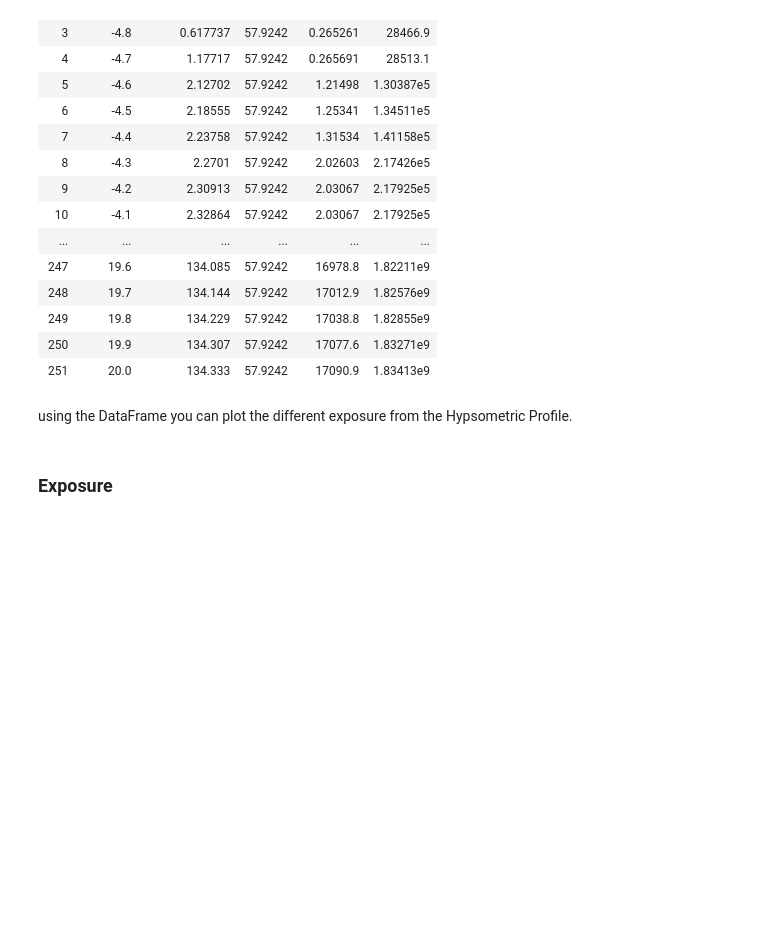
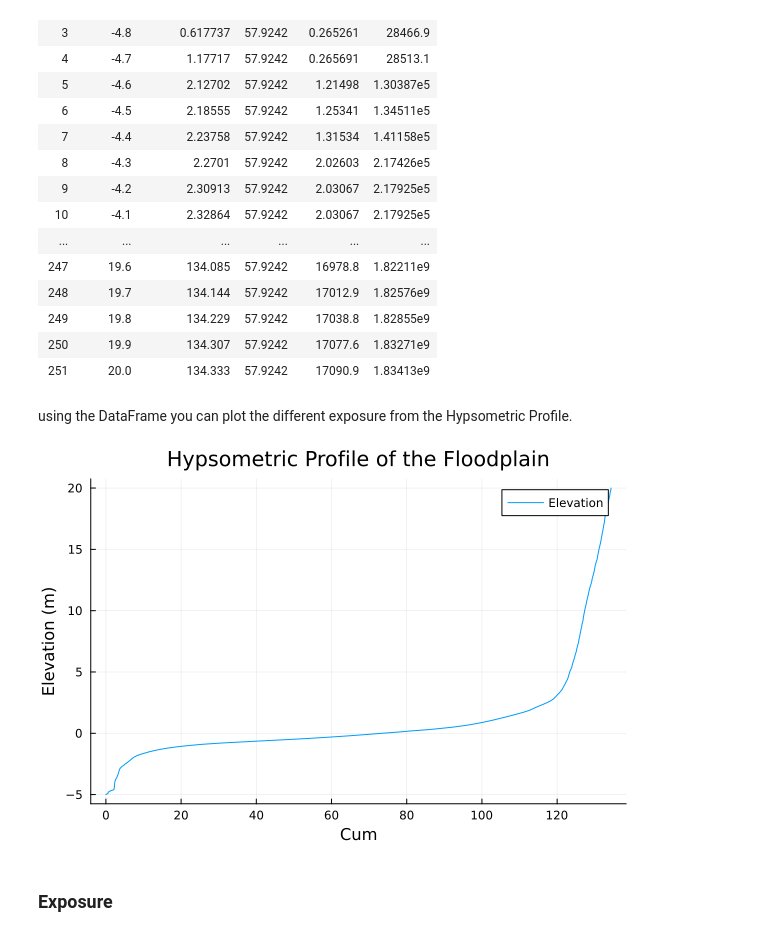
Before and after one commit to GlobalClimateForum/DIVACoast.jl, a Jupyter notebook: text_example/bilbao_summer_school_25.ipynb, the cells around one changed output. Cells and saved outputs as stored; diff of their text form; code cells hidden in the pictures; blank space fills up the shorter version.

```diff
--- a/text_example/bilbao_summer_school_25.ipynb
+++ b/text_example/bilbao_summer_school_25.ipynb
@@ -125,11 +130,13 @@ floodplain_df = DataFrame(floodplain)
 # %% [markdown]
 using the DataFrame you can plot the different exposure from the Hypsometric Profile.
 # %%
-plot(floodplain_df.population, floodplain_df.elevation,
+plot(floodplain_df.cumulativeArea, floodplain_df.elevation,
     xlabel = "Cum", ylabel = "Elevation (m)",
-    title = "Hypsometric Profile of ROI",
+    title = "Hypsometric Profile of the Floodplain",
     label = "Elevation",
     legend = :topright)
+# %% [output]
+[figure, added]
 # %% [markdown]
 ### Exposure
 # %% [markdown]
```
Also changed, not shown: parts of 11 cells of this notebook.
